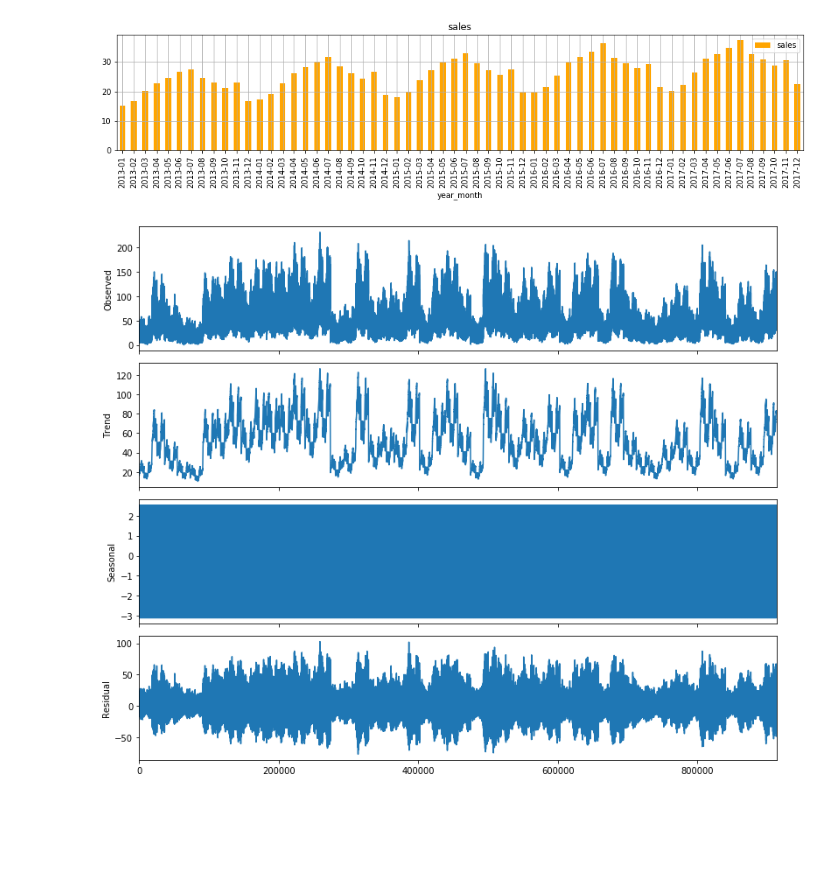
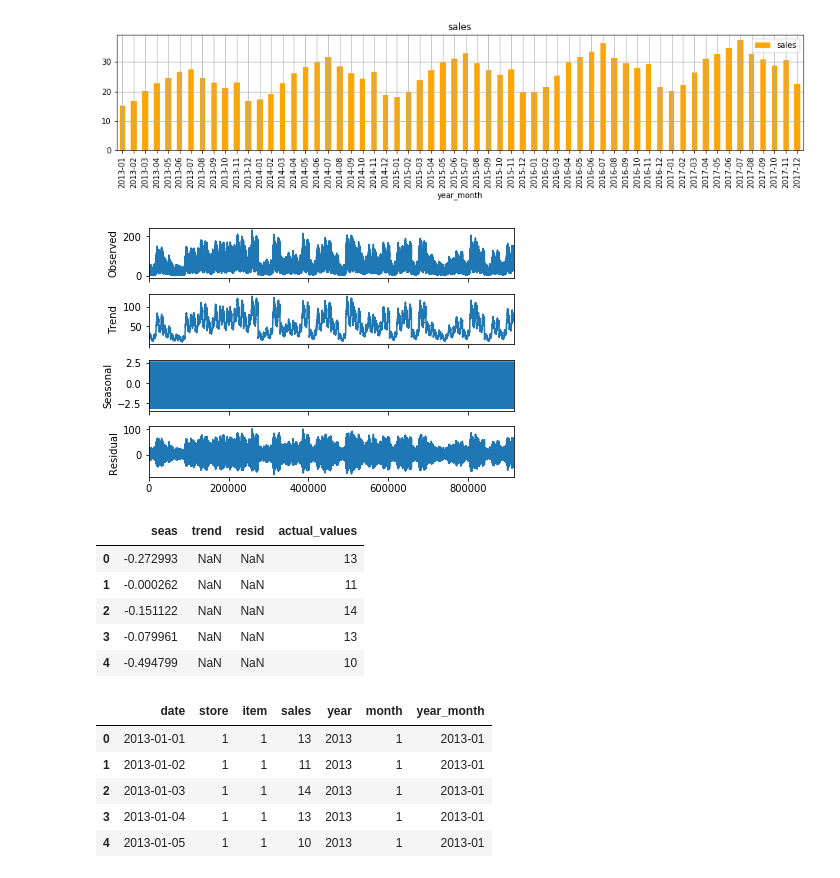
Before and after one commit to lesliechiri/jupyter-forecasting, a Jupyter notebook: Forecasting.ipynb, the cells around one changed output. Cells and saved outputs as stored; diff of their text form; code cells hidden in the pictures; blank space fills up the shorter version.

```diff
--- a/Forecasting.ipynb
+++ b/Forecasting.ipynb
@@ -412,9 +394,29 @@ plt.show()
 # %% [output]
 [figure]
 # %%
-decomposition = sm.tsa.seasonal_decompose(df['sales'],freq=365)
+result_add = seasonal_decompose(df['sales'], model='additive', freq = 365)
 # %%
-decomposition.plot()
+result_add.plot()
 plt.show()
 # %% [output]
-[figure, old version]
+[figure, new version]
+# %%
+df_reconstructed = pd.concat([result_add.seasonal, result_add.trend, result_add.resid, result_add.observed], axis=1)
+df_reconstructed.columns = ['seas', 'trend', 'resid', 'actual_values']
+df_reconstructed.head()
+# %% [output]
+|  | seas | trend | resid | actual_values |
+| 0 | -0.272993 | NaN | NaN | 13 |
+| 1 | -0.000262 | NaN | NaN | 11 |
+| 2 | -0.151122 | NaN | NaN | 14 |
+| 3 | -0.079961 | NaN | NaN | 13 |
+| 4 | -0.494799 | NaN | NaN | 10 |
+# %%
+df.head()
+# %% [output]
+|  | date | store | item | sales | year | month | year_month |
+| 0 | 2013-01-01 | 1 | 1 | 13 | 2013 | 1 | 2013-01 |
+| 1 | 2013-01-02 | 1 | 1 | 11 | 2013 | 1 | 2013-01 |
+| 2 | 2013-01-03 | 1 | 1 | 14 | 2013 | 1 | 2013-01 |
+| 3 | 2013-01-04 | 1 | 1 | 13 | 2013 | 1 | 2013-01 |
+| 4 | 2013-01-05 | 1 | 1 | 10 | 2013 | 1 | 2013-01 |
```
Also changed, not shown: parts of 5 cells of this notebook.
